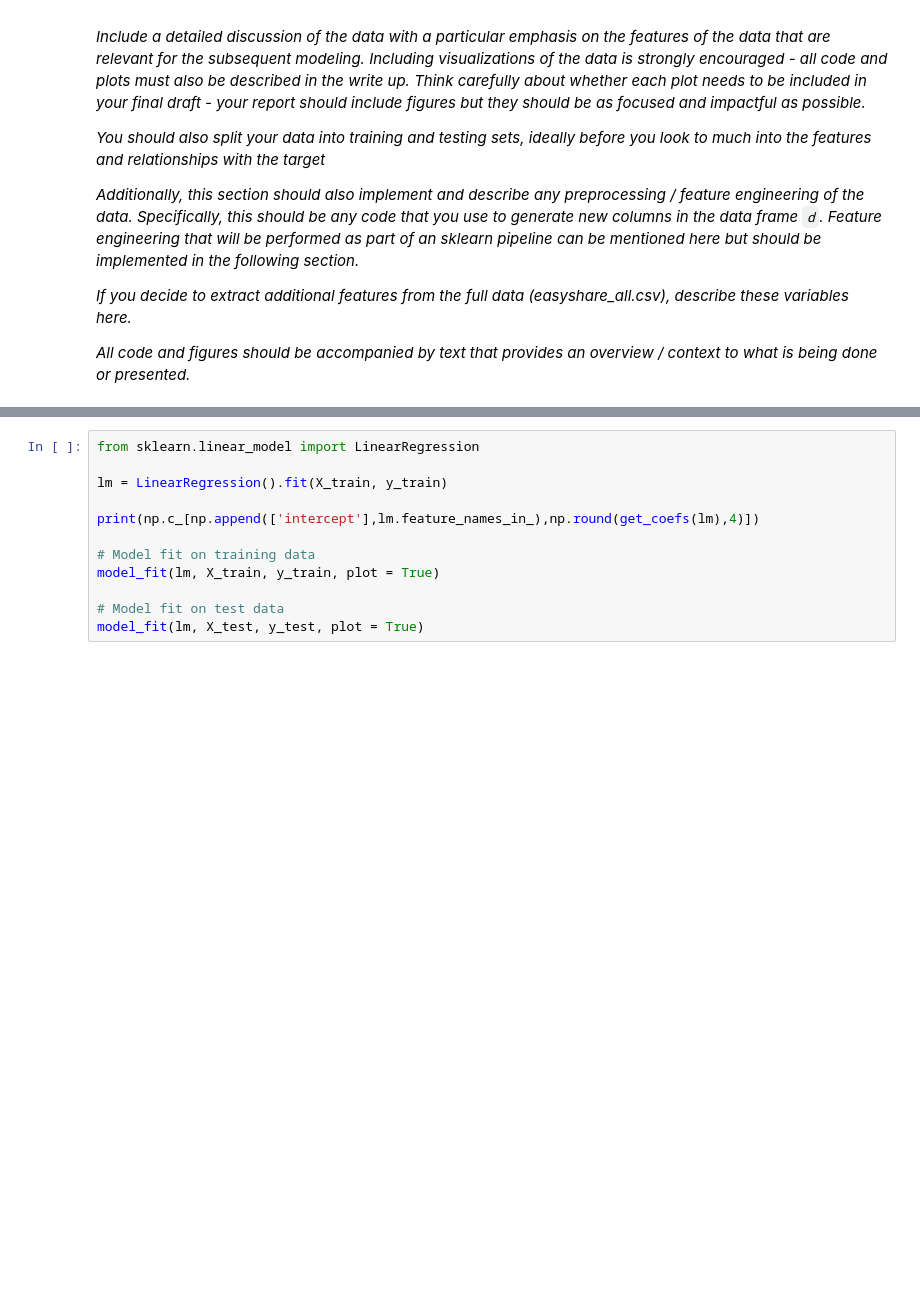
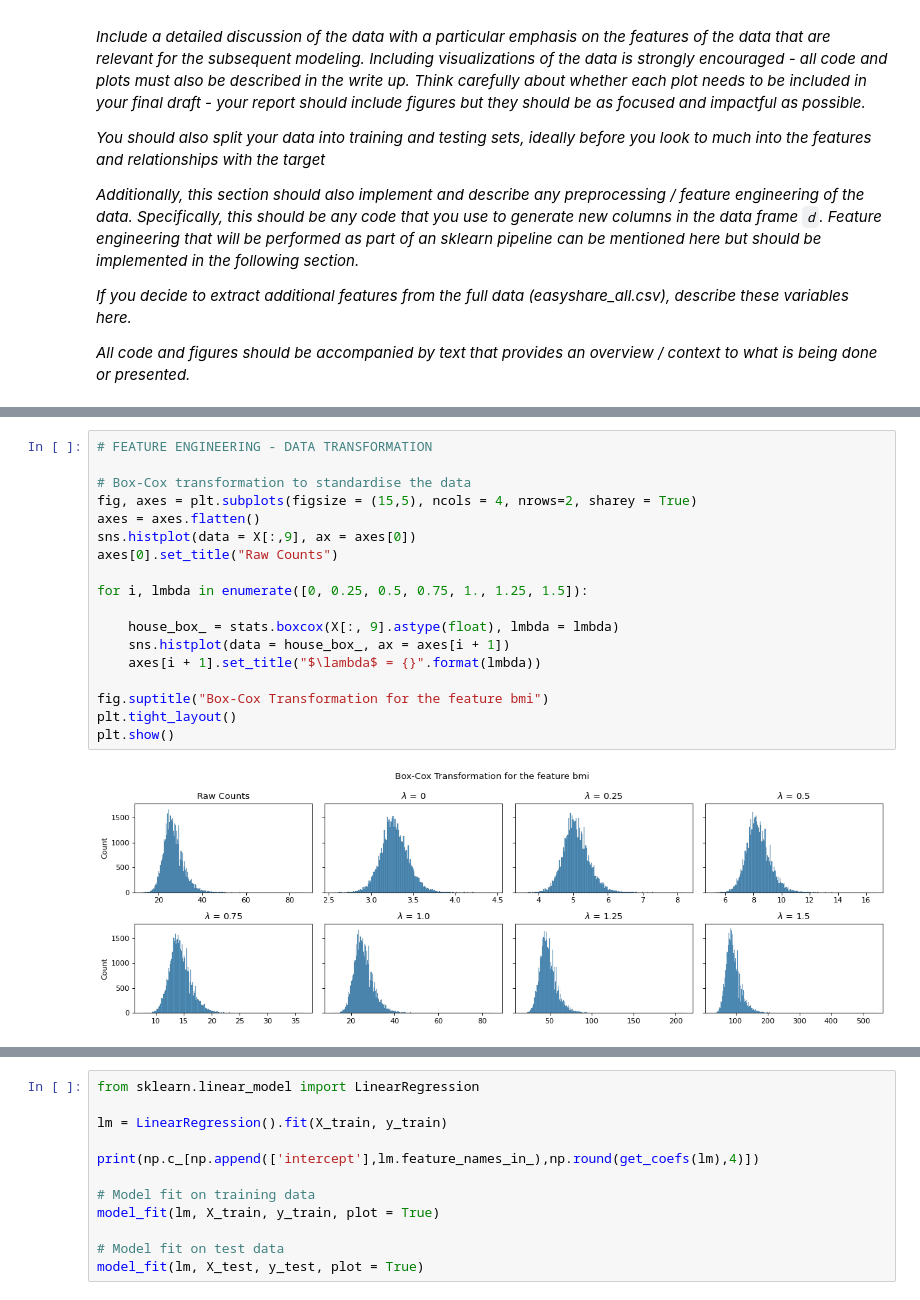
Before and after one commit to ananyajai/mlp_coursework_01, a Jupyter notebook: project1.ipynb, the cells around one changed output, grey strips where cells are left out. Saved outputs shown, nothing was run; the diff lists cells and outputs as text; blank space fills up the shorter version.

Commit message:
Data cleaning and data transformation

```diff
--- a/project1.ipynb
+++ b/project1.ipynb
@@ -145,0 +178,20 @@ memory usage: 8.7+ MB
+# %%
+# FEATURE ENGINEERING - DATA TRANSFORMATION
+
+# Box-Cox transformation to standardise the data
+fig, axes = plt.subplots(figsize = (15,5), ncols = 4, nrows=2, sharey = True)
+axes = axes.flatten()
+sns.histplot(data = X[:,9], ax = axes[0])
+axes[0].set_title("Raw Counts")
+
+for i, lmbda in enumerate([0, 0.25, 0.5, 0.75, 1., 1.25, 1.5]):
+
+    house_box_ = stats.boxcox(X[:, 9].astype(float), lmbda = lmbda)
+    sns.histplot(data = house_box_, ax = axes[i + 1])
+    axes[i + 1].set_title("$\lambda$ = {}".format(lmbda))
+
+fig.suptitle("Box-Cox Transformation for the feature bmi")
+plt.tight_layout()
+plt.show()
+# %% [output]
+[figure, added]
```
Also changed, not shown: parts of 6 cells of this notebook.
